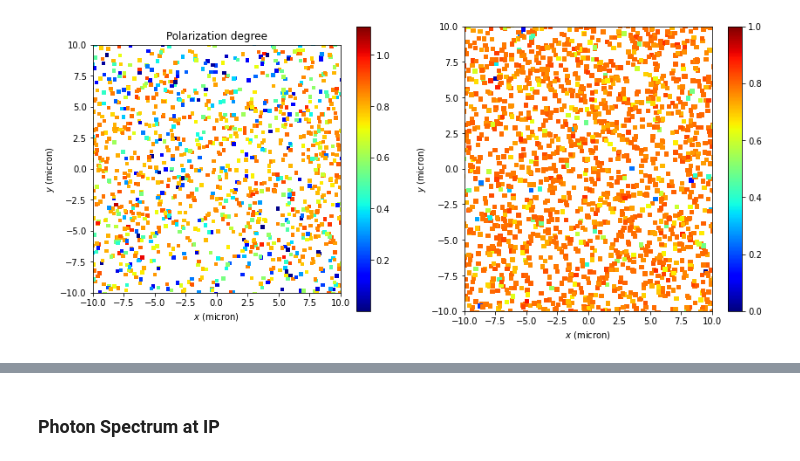
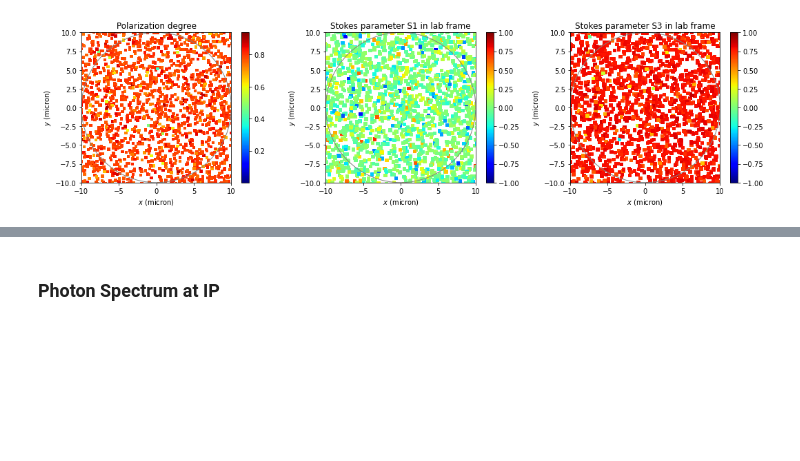
Before and after one commit to hixps/pica, a Jupyter notebook: analysis_plots.ipynb, the cells around one changed output, grey strips where cells are left out. Drawn from its saved outputs; the diff is of its cells as text; code cells hidden in the pictures; blank space fills up the shorter version.

```diff
--- a/analysis_plots.ipynb
+++ b/analysis_plots.ipynb
@@ -430,49 +441,54 @@ savefig(f'photons_at_focus_StokesParameters_{input_filename}.png',dpi=200)
 # %%
 spotsize = 10 # micron
 
+phi = arctan2(K2,K1)
+# rotated Stokes parameters
+Stokes_rot3 = cos(2*phi) * Stokes3 - sin(2*phi) * Stokes1
+Stokes_rot1 = sin(2*phi) * Stokes3 + cos(2*phi) * Stokes1
 
-figure(figsize=(14,6))
 
-ax1=subplot(121,aspect=1)
-scatter(X1+xoffset, X2+yoffset, c=sqrt(Stokes1**2 + Stokes3)**2, marker='s',lw=0,s=20,cmap=cm.jet);
+
+figure(figsize=(18,4))
+
+ax1=subplot(131,aspect=1)
+scatter(X1+xoffset, X2+yoffset, c=sqrt(Stokes1**2 + Stokes3**2), marker='s',lw=0,s=20,cmap=cm.jet);
 colorbar()
 xlim(-spotsize,spotsize)
 ylim(-spotsize,spotsize)
 xlabel(r'$x$ (micron)')
 ylabel(r'$y$ (micron)');
 title('Polarization degree')
 
 
-ax2=subplot(122)
+ax2=subplot(132,aspect=1)
 
-# scatter(K0/1e9, 1e6*sqrt(K1**2 + K2**2)/K3, c=sqrt(Stokes1**2 + Stokes3)**2, marker='s',lw=0,s=20,cmap=cm.jet);
-# colorbar()
+title('Stokes parameter S1 in lab frame')
 
-phi = arctan2(K2,K1)
-Stokes_rot3 = cos(2*phi) * Stokes3 - sin(2*phi) * Stokes1
-
-
-scatter(X1+xoffset, X2+yoffset, c=Stokes_rot3, marker='s',s=20,vmin=0,vmax=1,cmap=cm.jet);
+scatter(X1+xoffset, X2+yoffset, c=Stokes_rot1, marker='s',s=20,vmin=-1,vmax=1,cmap=cm.jet);
 colorbar()
 xlim(-spotsize,spotsize)
 ylim(-spotsize,spotsize)
 xlabel(r'$x$ (micron)')
 ylabel(r'$y$ (micron)');
 
+ax3=subplot(133,aspect=1)
 
-# xlim(-spotsize,spotsize)
-# ylim(-spotsize,spotsize)
+title('Stokes parameter S3 in lab frame')
 
-# xlabel(r'$\omega$ (GeV)')
-# ylabel(r'$\theta$ (urad)');
-# # title('Stokes 3')
+scatter(X1+xoffset, X2+yoffset, c=Stokes_rot3, marker='s',s=20,vmin=-1,vmax=1,cmap=cm.jet);
+colorbar()
+xlim(-spotsize,spotsize)
+ylim(-spotsize,spotsize)
+xlabel(r'$x$ (micron)')
+ylabel(r'$y$ (micron)');
 
-# ax1.add_patch(Circle((0,0),spotsize,color='0.5',fill=False))
-# # ax2.add_patch(Circle((0,0),spotsize,color='0.5',fill=False))
+ax1.add_patch(Circle((0,0),spotsize,color='0.5',fill=False))
+ax2.add_patch(Circle((0,0),spotsize,color='0.5',fill=False))
+ax3.add_patch(Circle((0,0),spotsize,color='0.5',fill=False))
 
 
 # suptitle(f'{sampling} sampling')
 
-# savefig(f'PolarizationDegree_{input_filename}.png',dpi=200)
+savefig(f'PolarizationDegree2_{input_filename}.png',dpi=200)
 # %% [output]
-[figure, old version]
+[figure, new version]
```
Also changed, not shown: parts of 34 cells of this notebook, 6 other files.
